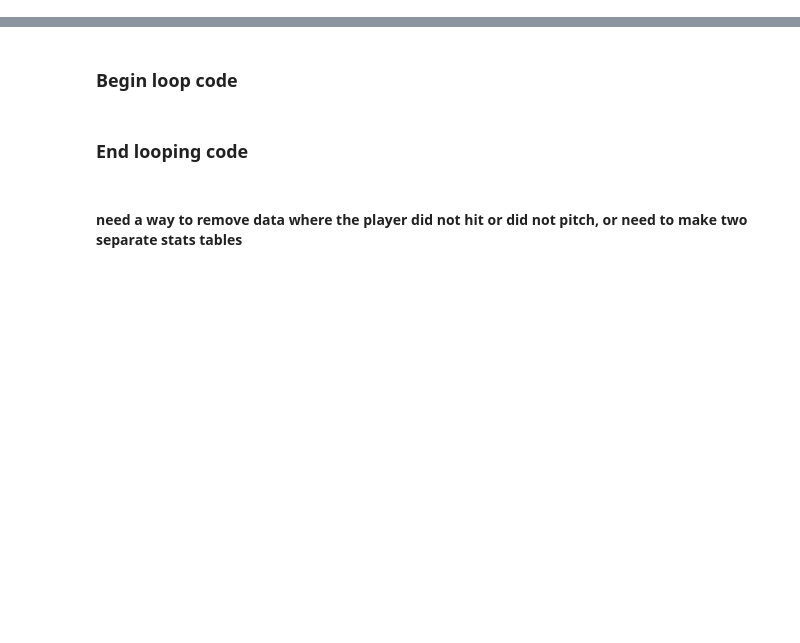
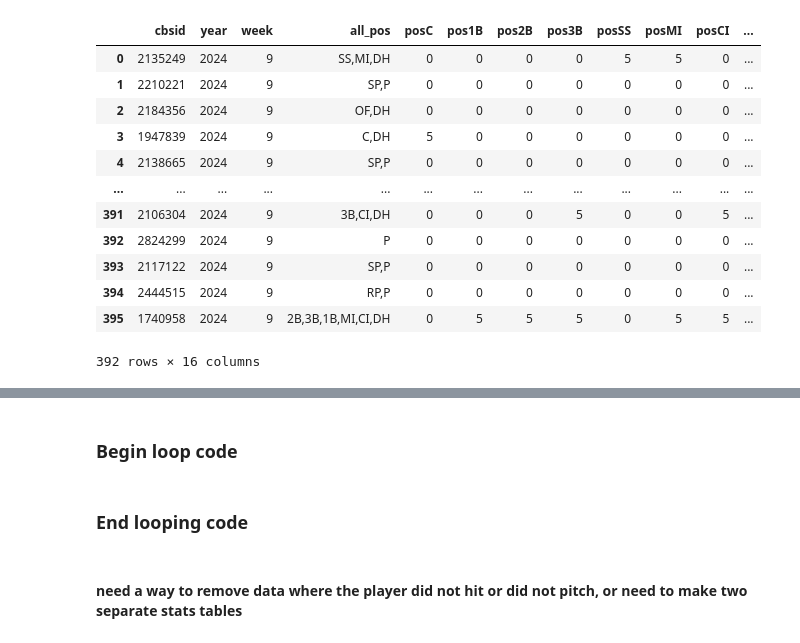
Before and after one commit to haueter19/xdl, a Jupyter notebook: CBS Scrape Stats by Period.ipynb, the cells around one changed output, grey strips where cells are left out. Drawn from its saved outputs; the diff is of its cells as text; code cells hidden in the pictures; blank space fills up the shorter version.

```diff
--- a/CBS Scrape Stats by Period.ipynb
+++ b/CBS Scrape Stats by Period.ipynb
@@ -143,0 +522,25 @@ driver = login()
+# %%
+for i, el in elig[elig['all_pos'].notna()].iterrows():
+    for p in el['all_pos'].split(','):
+        elig.at[i,str(p)] = 5
+# %%
+e = elig.copy()#df.copy()
+for col in e:
+    if col in ['C', '1B', '2B', '3B', 'SS', 'OF', 'MI', 'CI', 'DH', 'SP', 'RP', 'P']:
+        e.rename(columns={col:'pos'+col},inplace=True)
+# %%
+e[e['owner_id']>-1][['cbsid', 'year', 'week', 'all_pos', 'posC', 'pos1B', 'pos2B', 'pos3B', 'posSS', 'posMI', 'posCI', 'posOF', 'posDH', 'posSP', 'posRP', 'posP']]
+# %% [output]
+|  | cbsid | year | week | all_pos | posC | pos1B | pos2B | pos3B | posSS | posMI | posCI | ... |
+| 0 | 2135249 | 2024 | 9 | SS,MI,DH | 0 | 0 | 0 | 0 | 5 | 5 | 0 | ... |
+| 1 | 2210221 | 2024 | 9 | SP,P | 0 | 0 | 0 | 0 | 0 | 0 | 0 | ... |
+| 2 | 2184356 | 2024 | 9 | OF,DH | 0 | 0 | 0 | 0 | 0 | 0 | 0 | ... |
+| 3 | 1947839 | 2024 | 9 | C,DH | 5 | 0 | 0 | 0 | 0 | 0 | 0 | ... |
+| 4 | 2138665 | 2024 | 9 | SP,P | 0 | 0 | 0 | 0 | 0 | 0 | 0 | ... |
+| ... | ... | ... | ... | ... | ... | ... | ... | ... | ... | ... | ... | ... |
+| 391 | 2106304 | 2024 | 9 | 3B,CI,DH | 0 | 0 | 0 | 5 | 0 | 0 | 5 | ... |
+| 392 | 2824299 | 2024 | 9 | P | 0 | 0 | 0 | 0 | 0 | 0 | 0 | ... |
+| 393 | 2117122 | 2024 | 9 | SP,P | 0 | 0 | 0 | 0 | 0 | 0 | 0 | ... |
+| 394 | 2444515 | 2024 | 9 | RP,P | 0 | 0 | 0 | 0 | 0 | 0 | 0 | ... |
+| 395 | 1740958 | 2024 | 9 | 2B,3B,1B,MI,CI,DH | 0 | 5 | 5 | 5 | 0 | 5 | 5 | ... |
+392 rows × 16 columns
```
Also changed, not shown: parts of 49 cells of this notebook.
